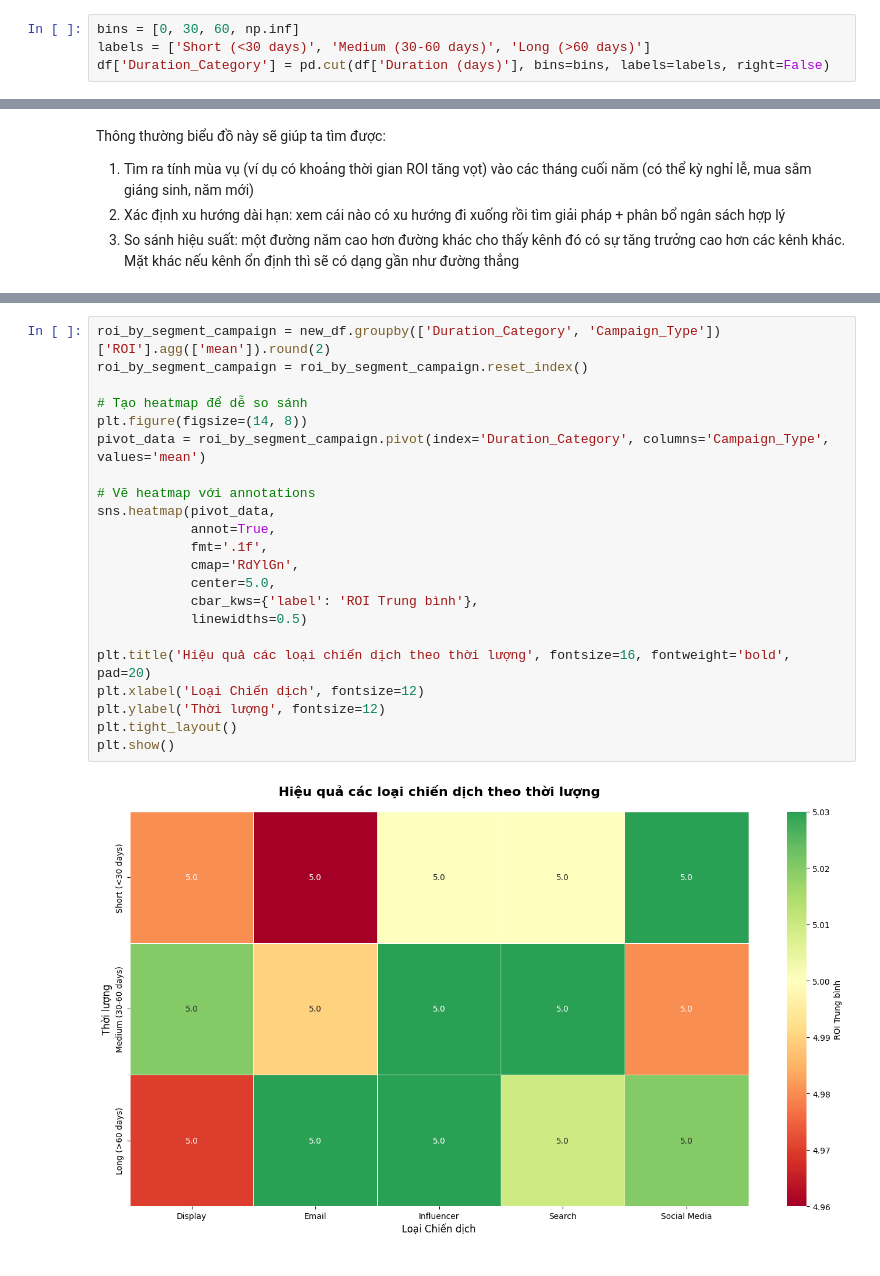
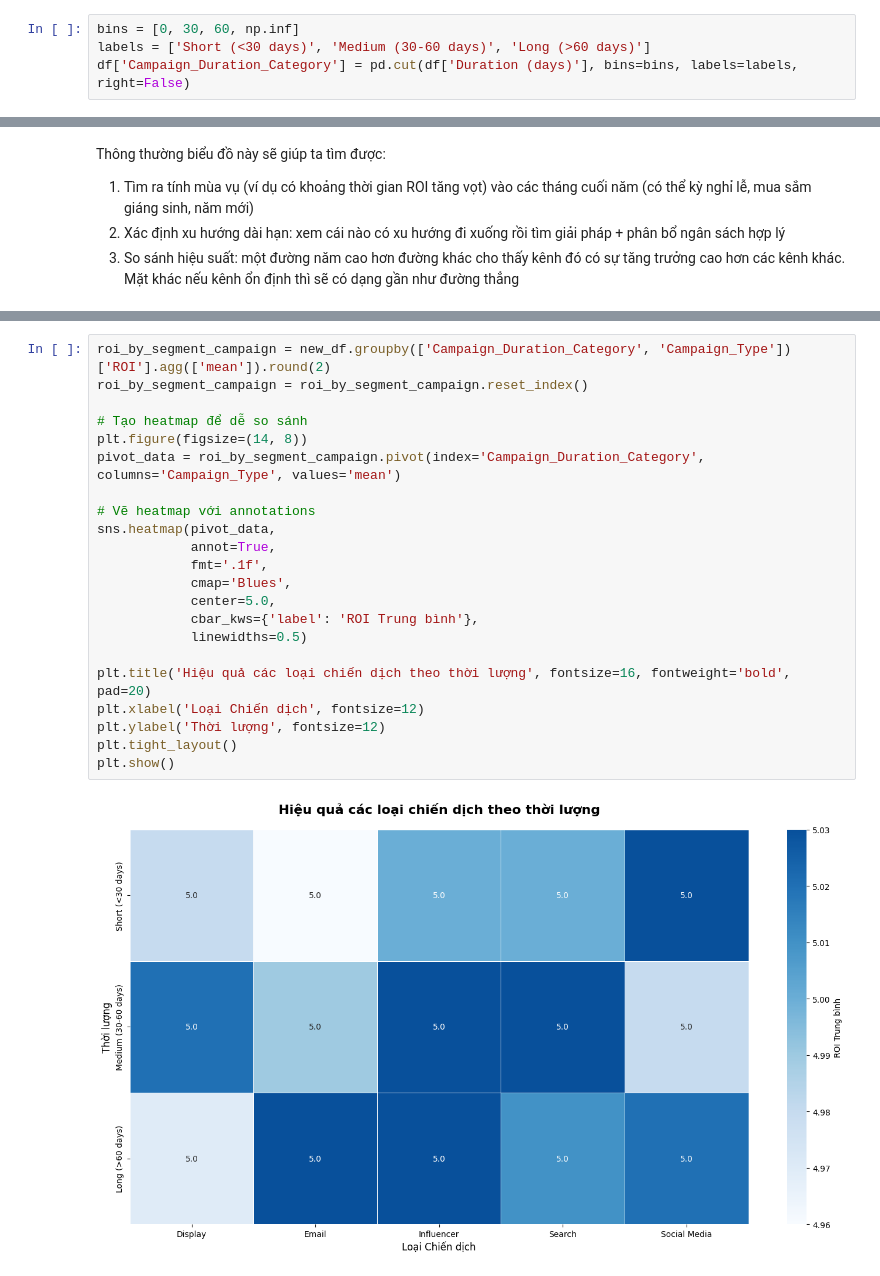
Before and after one commit to thethien8a/Marketing-Campaign-Analysis, a Jupyter notebook: Data_Analysis.ipynb, the cells around one changed output, grey strips where cells are left out. Cells and saved outputs as stored; diff of their text form.

Commit message:
update Data_Analysis and The_thing_doing

```diff
--- a/Data_Analysis.ipynb
+++ b/Data_Analysis.ipynb
@@ -148,7 +148,7 @@ df["Month"] = df["Date"].dt.month
 # %%
 bins = [0, 30, 60, np.inf]
 labels = ['Short (<30 days)', 'Medium (30-60 days)', 'Long (>60 days)']
-df['Duration_Category'] = pd.cut(df['Duration (days)'], bins=bins, labels=labels, right=False)
+df['Campaign_Duration_Category'] = pd.cut(df['Duration (days)'], bins=bins, labels=labels, right=False)
 # %%
 df["Cost_Per_Click"] = df["Acquisition_Cost"] / df["Clicks"]
 # %%
@@ -566,26 +429,26 @@ plt.show()
 # %% [output]
 [figure]
 # %%
-roi_by_segment_campaign = new_df.groupby(['Duration_Category', 'Campaign_Type'])['ROI'].agg(['mean']).round(2)
+roi_by_segment_campaign = new_df.groupby(['Campaign_Duration_Category', 'Campaign_Type'])['ROI'].agg(['mean']).round(2)
 roi_by_segment_campaign = roi_by_segment_campaign.reset_index()
 
 # Tạo heatmap để dễ so sánh
 plt.figure(figsize=(14, 8))
-pivot_data = roi_by_segment_campaign.pivot(index='Duration_Category', columns='Campaign_Type', values='mean')
+pivot_data = roi_by_segment_campaign.pivot(index='Campaign_Duration_Category', columns='Campaign_Type', values='mean')
 
 # Vẽ heatmap với annotations
 sns.heatmap(pivot_data,
             annot=True,
             fmt='.1f',
-            cmap='RdYlGn',
+            cmap='Blues',
             center=5.0,
             cbar_kws={'label': 'ROI Trung bình'},
             linewidths=0.5)
 
 plt.title('Hiệu quả các loại chiến dịch theo thời lượng', fontsize=16, fontweight='bold', pad=20)
 plt.xlabel('Loại Chiến dịch', fontsize=12)
 plt.ylabel('Thời lượng', fontsize=12)
 plt.tight_layout()
 plt.show()
 # %% [output]
-[figure, old version]
+[figure, new version]
```
Also changed, not shown: parts of 40 cells of this notebook, 2 other files.
